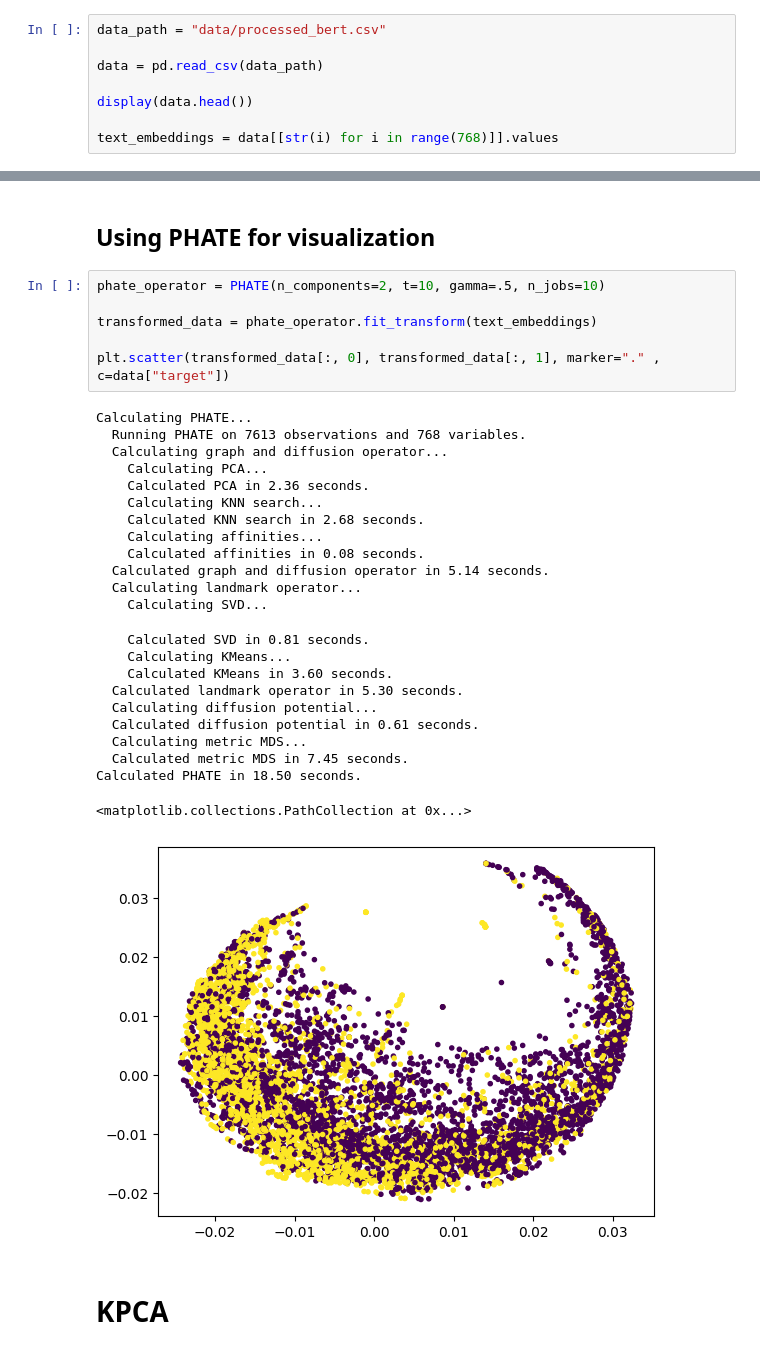
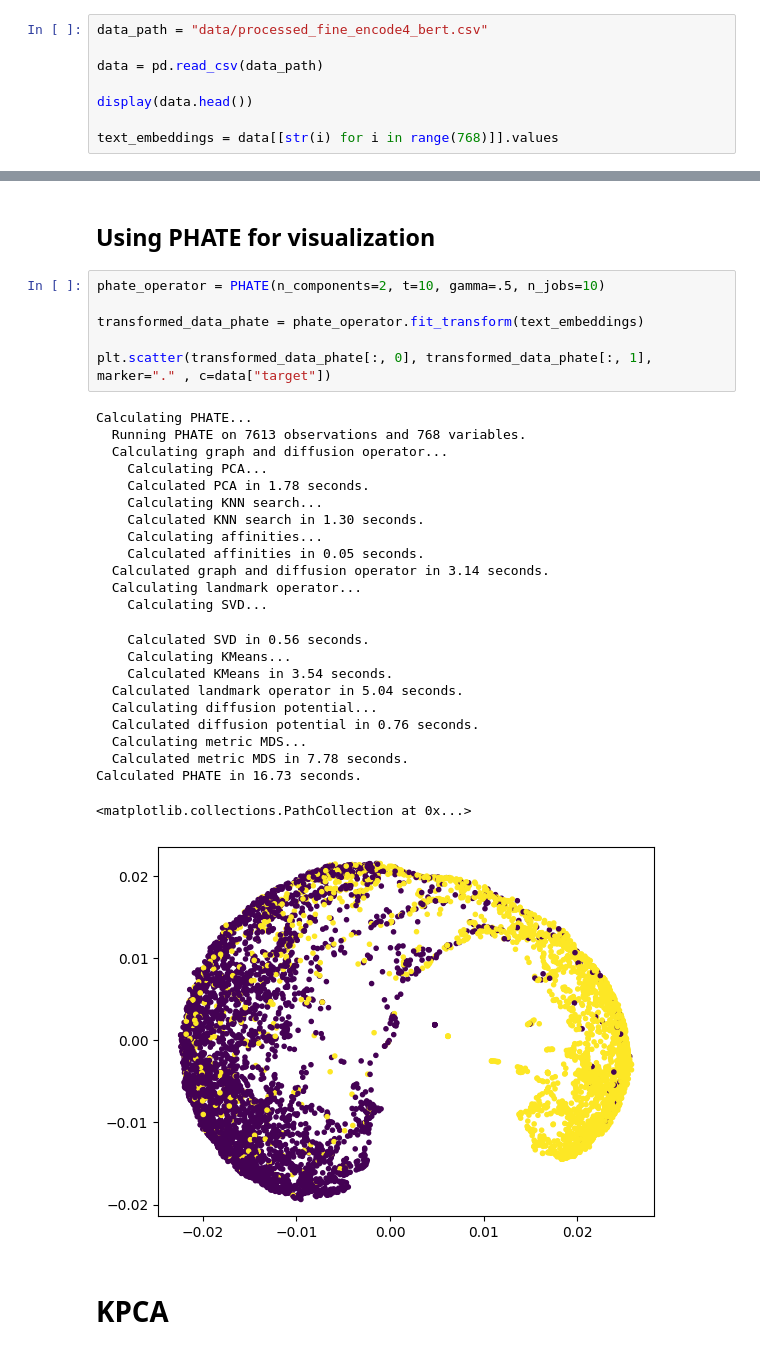
Before and after one commit to Crashprn/MachineLearningFinalProject, a Jupyter notebook: visualization.ipynb, the cells around one changed output, grey strips where cells are left out. Cells and saved outputs as stored; diff of their text form.

```diff
--- a/visualization.ipynb
+++ b/visualization.ipynb
@@ -15,7 +15,7 @@ from sklearn.manifold import TSNE
 # %% [markdown]
 ## Loading Data
 # %%
-data_path = "data/processed_bert.csv"
+data_path = "data/processed_fine_encode4_bert.csv"
 
 data = pd.read_csv(data_path)
 
@@ -35,33 +35,33 @@ text_embeddings = data[[str(i) for i in range(768)]].values
 # %%
 phate_operator = PHATE(n_components=2, t=10, gamma=.5, n_jobs=10)
 
-transformed_data = phate_operator.fit_transform(text_embeddings)
+transformed_data_phate = phate_operator.fit_transform(text_embeddings)
 
-plt.scatter(transformed_data[:, 0], transformed_data[:, 1], marker="." , c=data["target"])
+plt.scatter(transformed_data_phate[:, 0], transformed_data_phate[:, 1], marker="." , c=data["target"])
 # %% [output]
 Calculating PHATE...
   Running PHATE on 7613 observations and 768 variables.
   Calculating graph and diffusion operator...
     Calculating PCA...
-    Calculated PCA in 2.36 seconds.
+    Calculated PCA in 1.78 seconds.
     Calculating KNN search...
-    Calculated KNN search in 2.68 seconds.
+    Calculated KNN search in 1.30 seconds.
     Calculating affinities...
-    Calculated affinities in 0.08 seconds.
-  Calculated graph and diffusion operator in 5.14 seconds.
+    Calculated affinities in 0.05 seconds.
+  Calculated graph and diffusion operator in 3.14 seconds.
   Calculating landmark operator...
     Calculating SVD...
-    Calculated SVD in 0.81 seconds.
+    Calculated SVD in 0.56 seconds.
     Calculating KMeans...
-    Calculated KMeans in 3.60 seconds.
-  Calculated landmark operator in 5.30 seconds.
+    Calculated KMeans in 3.54 seconds.
+  Calculated landmark operator in 5.04 seconds.
   Calculating diffusion potential...
-  Calculated diffusion potential in 0.61 seconds.
+  Calculated diffusion potential in 0.76 seconds.
   Calculating metric MDS...
-  Calculated metric MDS in 7.45 seconds.
-Calculated PHATE in 18.50 seconds.
+  Calculated metric MDS in 7.78 seconds.
+Calculated PHATE in 16.73 seconds.
 <matplotlib.collections.PathCollection at 0x...>
-[figure, old version]
+[figure, new version]
 # %% [markdown]
 # KPCA
 # %%
```
Also changed, not shown: parts of 7 cells of this notebook, 6 other files.
